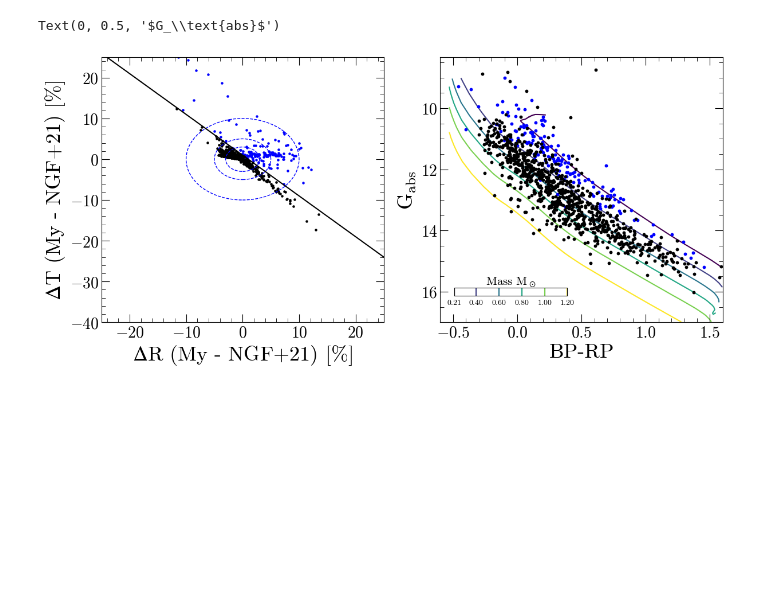
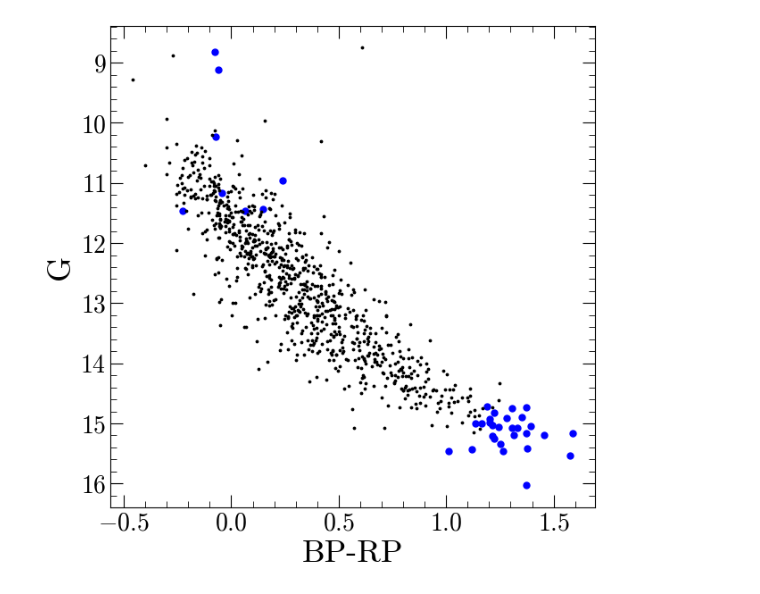
Before and after one commit to stefanarseneau/wd_interpolator, a Jupyter notebook: util/test_fitting.ipynb, the cells around one changed output. Saved outputs shown, nothing was run; the diff lists cells and outputs as text; code cells hidden in the pictures; blank space fills up the shorter version.

```diff
--- a/util/test_fitting.ipynb
+++ b/util/test_fitting.ipynb
@@ -109,41 +144,11 @@ fig.tight_layout()
-# %%
-line = lambda x : -x + 1
-temp1 = comparison.query(f"teff_pct_err > -radius_pct_err + 1")
-temp2 = comparison.query(f"teff_pct_err <= -radius_pct_err + 1")
-
-fig, ax = plt.subplots(ncols=2, figsize=(14,6))
-#ax[0].hexbin(comparison.radius_pct_err, comparison.teff_pct_err, bins='log')
-ax[0].scatter(temp1.radius_pct_err, temp1.teff_pct_err, c = 'blue', s=5)
-ax[0].scatter(temp2.radius_pct_err, temp2.teff_pct_err, c = 'k', s=5)
-xlims, ylims = np.array(ax[0].get_xlim()), np.array(ax[0].get_ylim())
-ax[0].plot([-50, 50], line(np.array([-50, 50])), c='k')
-ax[0].set_xlim(xlims)
-ax[0].set_ylim(ylims)
-confidence_ellipses = [3, 5, 10]
-for val in confidence_ellipses:
-    circle = patches.Circle((0, 0), val, edgecolor='blue', facecolor='none', ls = '--', linewidth=1, label='')
-    ax[0].add_patch(circle)
-ax[0].set_xlabel(r'$\Delta R$ (My - NGF+21) [%]')
-ax[0].set_ylabel(r'$\Delta T$ (My - NGF+21) [%]')
-ax[0].set_xlim(-25,25)
-ax[0].set_ylim(-40,25)
-
-HR_grid = (-0.6, 1.6, 0.002, 9, 17, 0.01)
-model = WD_models.load_model('f', 'f', 'f', 'H', HR_grid=HR_grid)
-extent = (HR_grid[0], HR_grid[1], HR_grid[3], HR_grid[4])
-cs_da = ax[1].contour(model['grid_HR_to_mass'].T, extent=extent, levels = [0.21,0.4,0.6,0.8,1.0,1.2], cmap='viridis', zorder=0)
-
-cbaxes = ax[1].inset_axes([.05, .1, .4, .03])
-cb = fig.colorbar(cs_da, cax=cbaxes, orientation='horizontal', extend="both", spacing='proportional')
-cb.set_label(label=r"Mass $M_\odot$", size=15,weight='bold')
-cb.ax.tick_params(labelsize=10)
-cbaxes.xaxis.set_label_position('top')
-
-ax[1].scatter(temp1.BPmag - temp1.RPmag, temp1.Gmag - 5*np.log10(temp1.rgeo) + 5, s = 10, c='blue')
-ax[1].scatter(temp2.BPmag - temp2.RPmag, temp2.Gmag - 5*np.log10(temp2.rgeo) + 5, s = 10, c='k')
-ax[1].invert_yaxis()
-ax[1].set_xlabel("BP-RP")
-ax[1].set_ylabel(r"$G_\text{abs}$")
-# %% [output]
-Text(0, 0.5, '$G_\\text{abs}$')
-[figure, removed]
+# %%
+aaa = comparison.query("teff_pct_err < 0.08*radius_pct_err**2-1")
+bbb = comparison.query("teff_pct_err > 0.08*radius_pct_err**2-1")
+
+plt.scatter(aaa["BP-RP"], aaa.Gmag - 5*np.log10(aaa.rgeo)+5, c = 'blue')
+plt.scatter(bbb["BP-RP"], bbb.Gmag - 5*np.log10(bbb.rgeo)+5, c='k', s=3)
+plt.xlabel("BP-RP")
+plt.ylabel("G")
+plt.gca().invert_yaxis()
+# %% [output]
+[figure, added]
```
Also changed, not shown: parts of 7 cells of this notebook, 1 other file.
